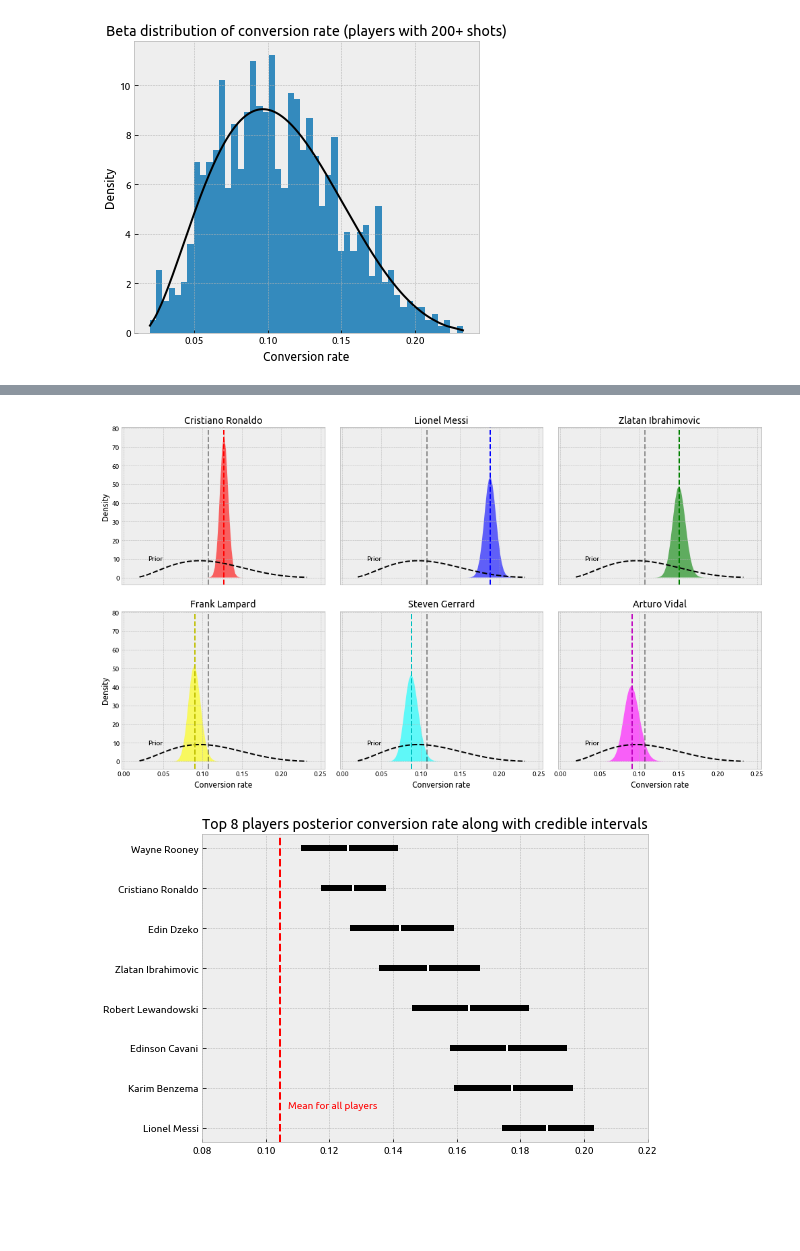
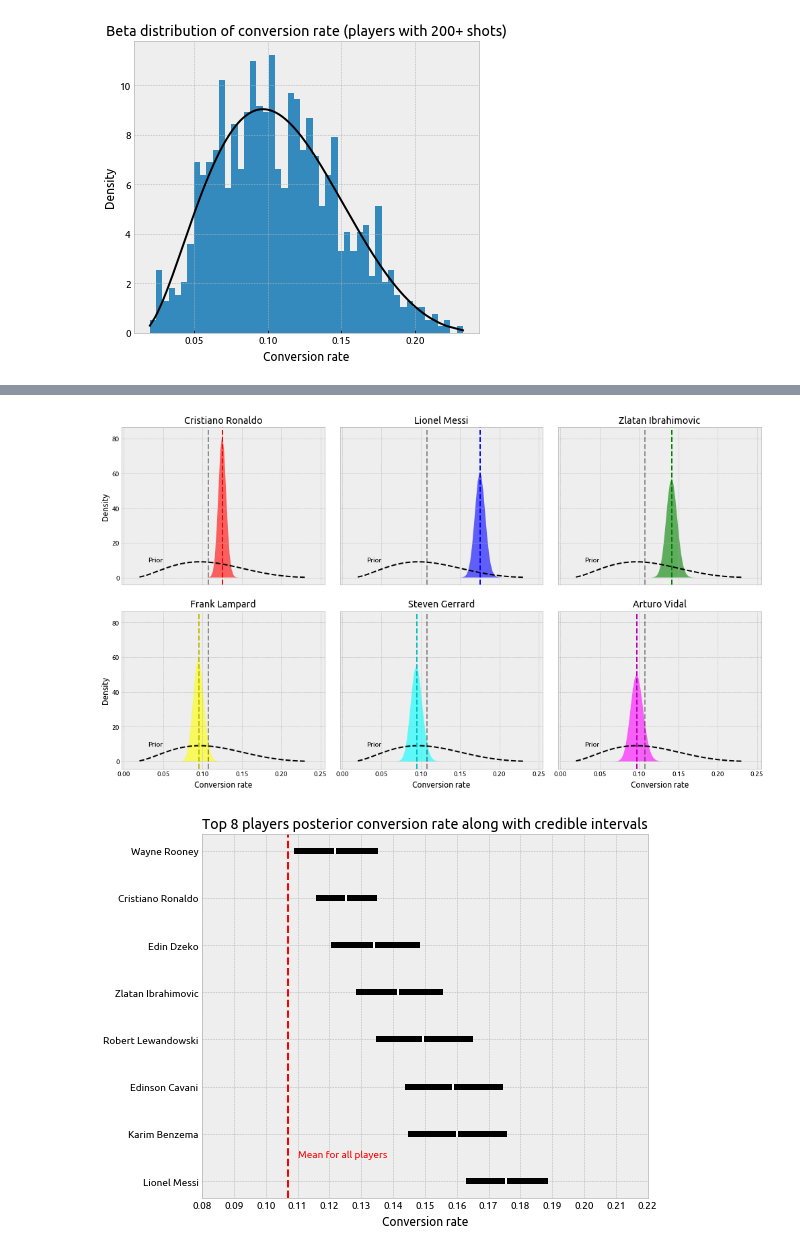
Before and after one commit to karangadiya/best-finishers-in-football, a Jupyter notebook: best-finishers-in-football.ipynb, the cells around one changed output, grey strips where cells are left out. Cells and saved outputs as stored; diff of their text form; code cells hidden in the pictures; blank space fills up the shorter version.

```diff
--- a/best-finishers-in-football.ipynb
+++ b/best-finishers-in-football.ipynb
@@ -118,8 +124,8 @@ fig.tight_layout()
 # %%
 # calculate the scaled values of a and b since beta fit gives normalised values
 prior_m, prior_v = stats.beta.stats(prior[0], prior[1], prior[2], prior[3])
-prior_a = prior_m * prior_m * (1 - prior_m) / prior_v
-prior_b = (1 - prior_m) * prior_m * (1 - prior_m) / prior_v
+prior_a = prior_m / prior_v
+prior_b = (1 - prior_m) / prior_v
 
 # update a and b for all players
 posterior_a_values = prior_a + data['Scored']
@@ -292,7 +303,7 @@ ax6.yaxis.set_ticks_position('none')
 plt.subplots_adjust(hspace = 20)
 fig.tight_layout()
 # %% [output]
-[figure, old version]
+[figure, new version]
 # %%
 # calculating 95% credible intervals for posterior
 data['Cred 0.025th'] = btdtri(data['Posterior a'], data['Posterior b'], 0.025)
@@ -304,15 +315,19 @@ top_players_above_1500.reset_index(inplace = True, drop = True)
 # %%
 lower_error = top_players_above_1500['Posterior Conversion Rate'] - top_players_above_1500['Cred 0.025th']
 upper_error = top_players_above_1500['Cred 0.975th'] - top_players_above_1500['Posterior Conversion Rate']
 conversion_rates = top_players_above_1500['Posterior Conversion Rate']
-fig, ax = plt.subplots(figsize = (8, 5))
+fig, ax = plt.subplots(figsize = (8, 6))
 ax.set_title('Top 8 players posterior conversion rate along with credible intervals')
+ax.set_xlabel('Conversion rate')
 ax.errorbar(y = top_players_above_1500['Player'], x = conversion_rates,
             xerr = [lower_error, upper_error],
-            marker = '|', markeredgewidth = 2, fmt = 'w|', ecolor = 'black', elinewidth = 6)
+            markeredgewidth = 2, fmt = 'w|', ecolor = 'black', elinewidth = 6)
 ax.axvline(x = np.mean(data['Posterior Conversion Rate']), linestyle = '--', color = 'r')
 ax.set_xlim([0.08, 0.22])
-ax.text(0.107, 0.5, 'Mean for all players', color = 'r')
+ax.text(0.11, 0.5, 'Mean for all players', color = 'r')
+plt.xticks(np.arange(0.08, 0.22, 0.01))
+ax.xaxis.set_ticks_position('none')
+ax.yaxis.set_ticks_position('none')
 fig.tight_layout()
 # %% [output]
-[figure, old version]
+[figure, new version]
```
Also changed, not shown: parts of 10 cells of this notebook.
